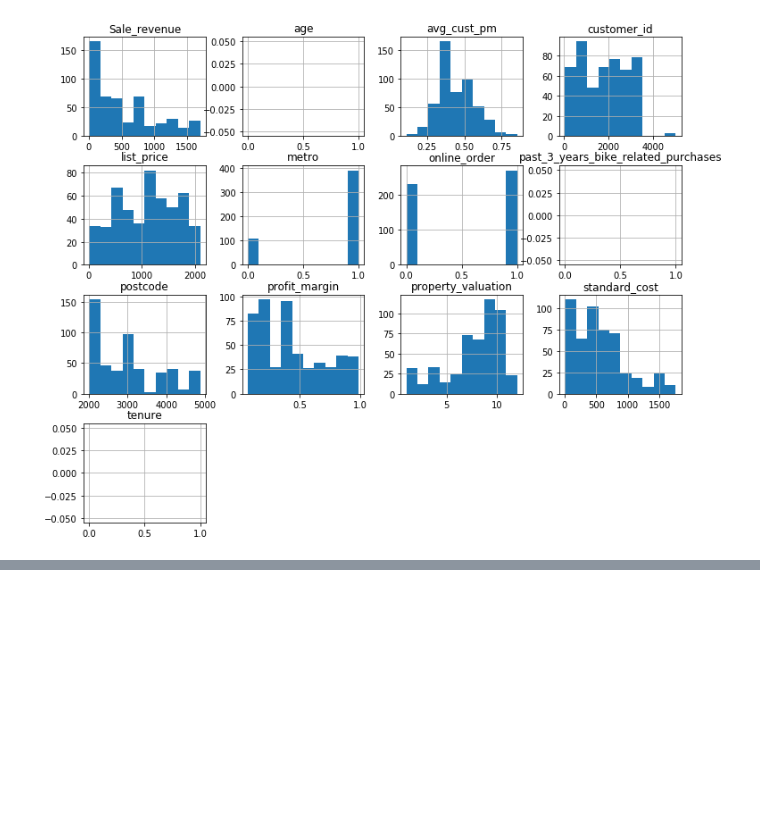
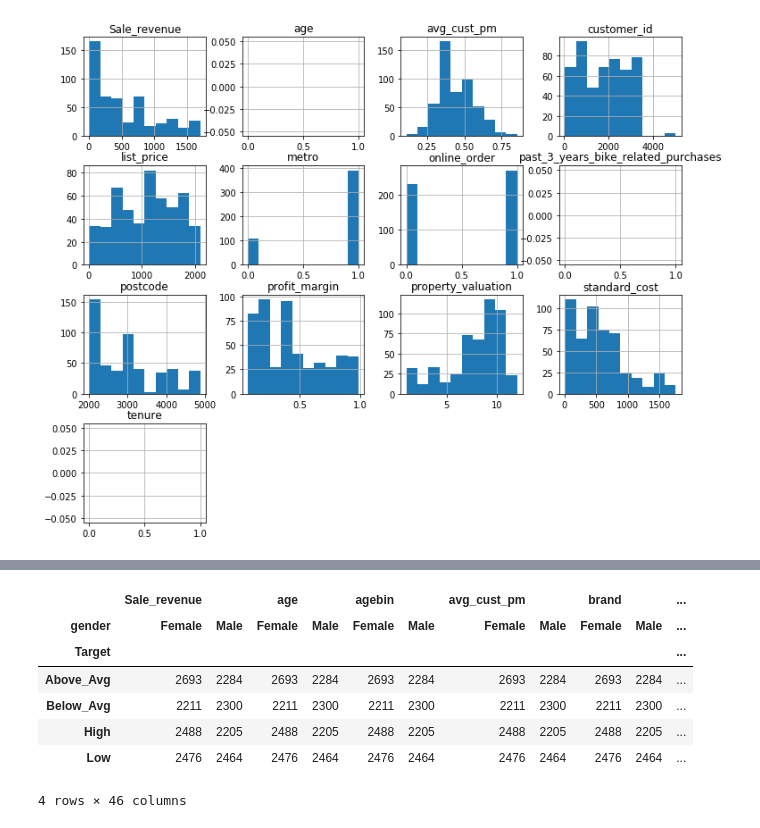
Before and after one commit to jomlearn2/KPMG_Internship, a Jupyter notebook: Notebook 3 - Model.ipynb, the cells around one changed output, grey strips where cells are left out. Drawn from its saved outputs; the diff is of its cells as text; code cells hidden in the pictures; blank space fills up the shorter version.

Commit message:
Add files via upload
Now with Chi Squared

```diff
--- a/Notebook 3 - Model.ipynb
+++ b/Notebook 3 - Model.ipynb
@@ -105,0 +117,3 @@ df = df[~df['gender'].isna()]
+# %%
+#Chi Squared
+dfx2 = df.copy()
@@ -105,0 +136,11 @@ df = df[~df['gender'].isna()]
+# %%
+dfx2.pivot_table(index='Target', columns='gender', aggfunc='count')
+# %% [output]
+|  | Sale_revenue |  | age |  | agebin |  | avg_cust_pm |  | brand |  | ... |
+| gender | Female | Male | Female | Male | Female | Male | Female | Male | Female | Male | ... |
+| Target |  |  |  |  |  |  |  |  |  |  | ... |
+| Above_Avg | 2693 | 2284 | 2693 | 2284 | 2693 | 2284 | 2693 | 2284 | 2693 | 2284 | ... |
+| Below_Avg | 2211 | 2300 | 2211 | 2300 | 2211 | 2300 | 2211 | 2300 | 2211 | 2300 | ... |
+| High | 2488 | 2205 | 2488 | 2205 | 2488 | 2205 | 2488 | 2205 | 2488 | 2205 | ... |
+| Low | 2476 | 2464 | 2476 | 2464 | 2476 | 2464 | 2476 | 2464 | 2476 | 2464 | ... |
+4 rows × 46 columns
```
Also changed, not shown: parts of 20 cells of this notebook.
